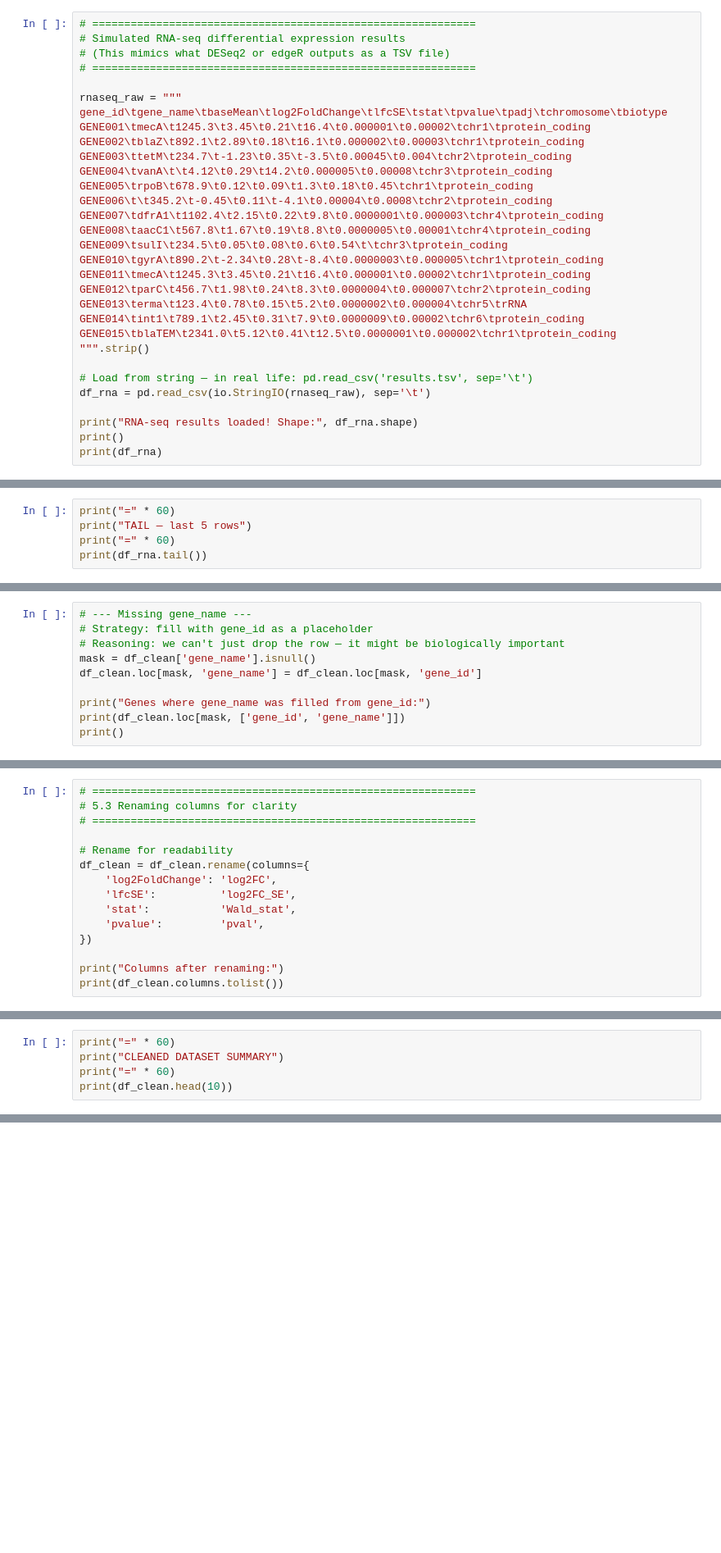
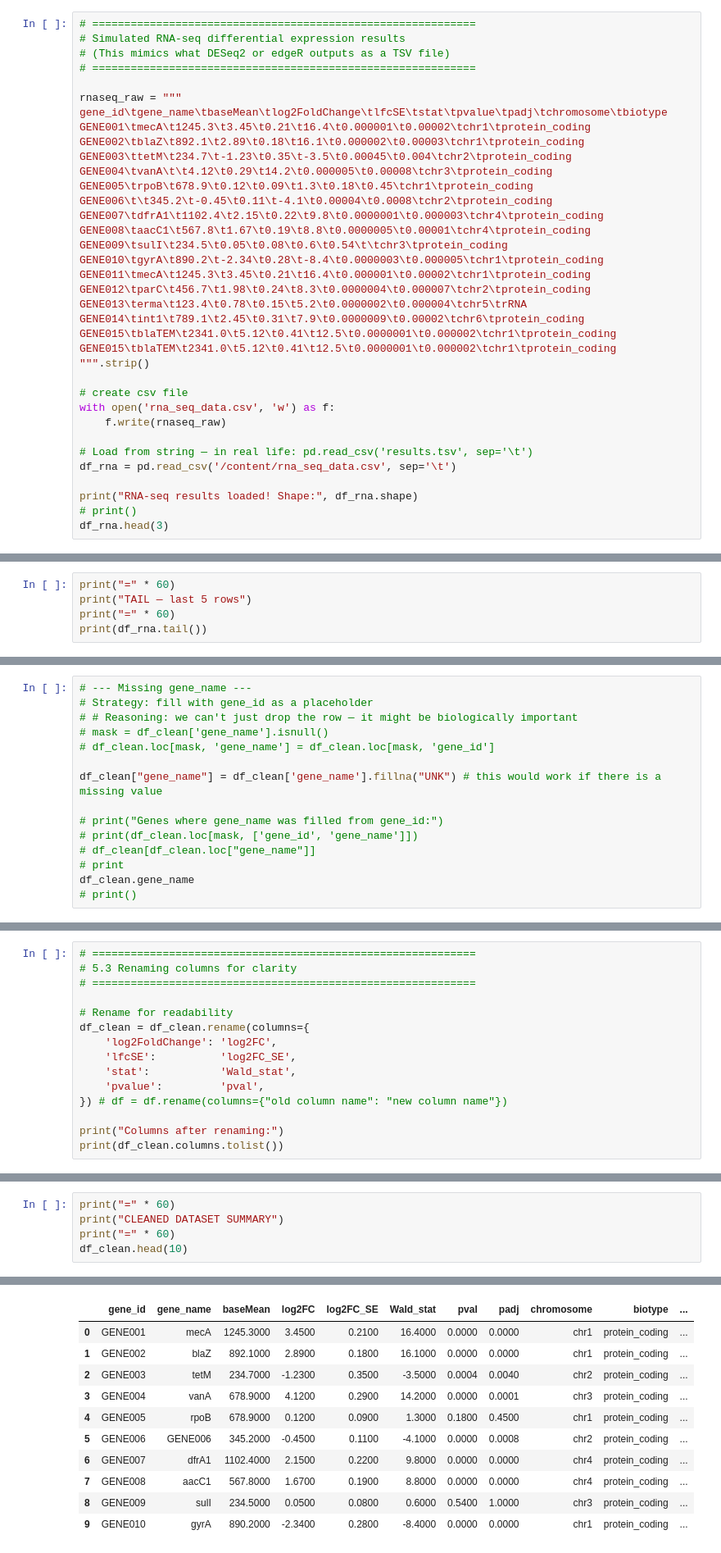
Before and after one commit to Genomac-ihub/COMPUTATIONAL-BIOLOGY-C2, a Jupyter notebook: bootcamp-week-12-Advanced_data_handling_with_Python/pandas_bioinformatics.ipynb, the cells around one changed output, grey strips where cells are left out. Shown at 82% size. Saved outputs shown, nothing was run; the diff lists cells and outputs as text; blank space fills up the shorter version.

```diff
--- a/bootcamp-week-12-Advanced_data_handling_with_Python/pandas_bioinformatics.ipynb
+++ b/bootcamp-week-12-Advanced_data_handling_with_Python/pandas_bioinformatics.ipynb
@@ -223,11 +309,16 @@ GENE012\tparC\t456.7\t1.98\t0.24\t8.3\t0.0000004\t0.000007\tchr2\tprotein_coding
 GENE013\terma\t123.4\t0.78\t0.15\t5.2\t0.0000002\t0.000004\tchr5\trRNA
 GENE014\tint1\t789.1\t2.45\t0.31\t7.9\t0.0000009\t0.00002\tchr6\tprotein_coding
 GENE015\tblaTEM\t2341.0\t5.12\t0.41\t12.5\t0.0000001\t0.000002\tchr1\tprotein_coding
+GENE015\tblaTEM\t2341.0\t5.12\t0.41\t12.5\t0.0000001\t0.000002\tchr1\tprotein_coding
 """.strip()
 
+# create csv file
+with open('rna_seq_data.csv', 'w') as f:
+    f.write(rnaseq_raw)
+
 # Load from string — in real life: pd.read_csv('results.tsv', sep='\t')
-df_rna = pd.read_csv(io.StringIO(rnaseq_raw), sep='\t')
+df_rna = pd.read_csv('/content/rna_seq_data.csv', sep='\t')
 
 print("RNA-seq results loaded! Shape:", df_rna.shape)
-print()
-print(df_rna)
+# print()
+df_rna.head(3)
@@ -397,10 +620,15 @@ print()
 # %%
 # --- Missing gene_name ---
 # Strategy: fill with gene_id as a placeholder
-# Reasoning: we can't just drop the row — it might be biologically important
-mask = df_clean['gene_name'].isnull()
-df_clean.loc[mask, 'gene_name'] = df_clean.loc[mask, 'gene_id']
+# # Reasoning: we can't just drop the row — it might be biologically important
+# mask = df_clean['gene_name'].isnull()
+# df_clean.loc[mask, 'gene_name'] = df_clean.loc[mask, 'gene_id']
 
-print("Genes where gene_name was filled from gene_id:")
-print(df_clean.loc[mask, ['gene_id', 'gene_name']])
-print()
+df_clean["gene_name"] = df_clean['gene_name'].fillna("UNK") # this would work if there is a missing value
+
+# print("Genes where gene_name was filled from gene_id:")
+# print(df_clean.loc[mask, ['gene_id', 'gene_name']])
+# df_clean[df_clean.loc["gene_name"]]
+# print
+df_clean.gene_name
+# print()
@@ -441,7 +744,7 @@ df_clean = df_clean.rename(columns={
     'lfcSE':          'log2FC_SE',
     'stat':           'Wald_stat',
     'pvalue':         'pval',
-})
+}) # df = df.rename(columns={"old column name": "new column name"})
 
 print("Columns after renaming:")
 print(df_clean.columns.tolist())
@@ -471,4 +798,5 @@ print(df_clean[df_clean['significant']][['gene_name', 'log2FC', 'padj', 'directi
 print("=" * 60)
 print("CLEANED DATASET SUMMARY")
 print("=" * 60)
-print(df_clean.head(10))
+df_clean.head(10)
+# %% [output]
@@ -475,3 +806,14 @@ print(df_clean.head(10))
+|  | gene_id | gene_name | baseMean | log2FC | log2FC_SE | Wald_stat | pval | padj | chromosome | biotype | ... |
+| 0 | GENE001 | mecA | 1245.3000 | 3.4500 | 0.2100 | 16.4000 | 0.0000 | 0.0000 | chr1 | protein_coding | ... |
+| 1 | GENE002 | blaZ | 892.1000 | 2.8900 | 0.1800 | 16.1000 | 0.0000 | 0.0000 | chr1 | protein_coding | ... |
+| 2 | GENE003 | tetM | 234.7000 | -1.2300 | 0.3500 | -3.5000 | 0.0004 | 0.0040 | chr2 | protein_coding | ... |
+| 3 | GENE004 | vanA | 678.9000 | 4.1200 | 0.2900 | 14.2000 | 0.0000 | 0.0001 | chr3 | protein_coding | ... |
+| 4 | GENE005 | rpoB | 678.9000 | 0.1200 | 0.0900 | 1.3000 | 0.1800 | 0.4500 | chr1 | protein_coding | ... |
+| 5 | GENE006 | GENE006 | 345.2000 | -0.4500 | 0.1100 | -4.1000 | 0.0000 | 0.0008 | chr2 | protein_coding | ... |
+| 6 | GENE007 | dfrA1 | 1102.4000 | 2.1500 | 0.2200 | 9.8000 | 0.0000 | 0.0000 | chr4 | protein_coding | ... |
+| 7 | GENE008 | aacC1 | 567.8000 | 1.6700 | 0.1900 | 8.8000 | 0.0000 | 0.0000 | chr4 | protein_coding | ... |
+| 8 | GENE009 | sulI | 234.5000 | 0.0500 | 0.0800 | 0.6000 | 0.5400 | 1.0000 | chr3 | protein_coding | ... |
+| 9 | GENE010 | gyrA | 890.2000 | -2.3400 | 0.2800 | -8.4000 | 0.0000 | 0.0000 | chr1 | protein_coding | ... |
 # %% [markdown]
 ---
 ## Section 6 — Filtering & Querying
```
Also changed, not shown: parts of 43 cells of this notebook.
